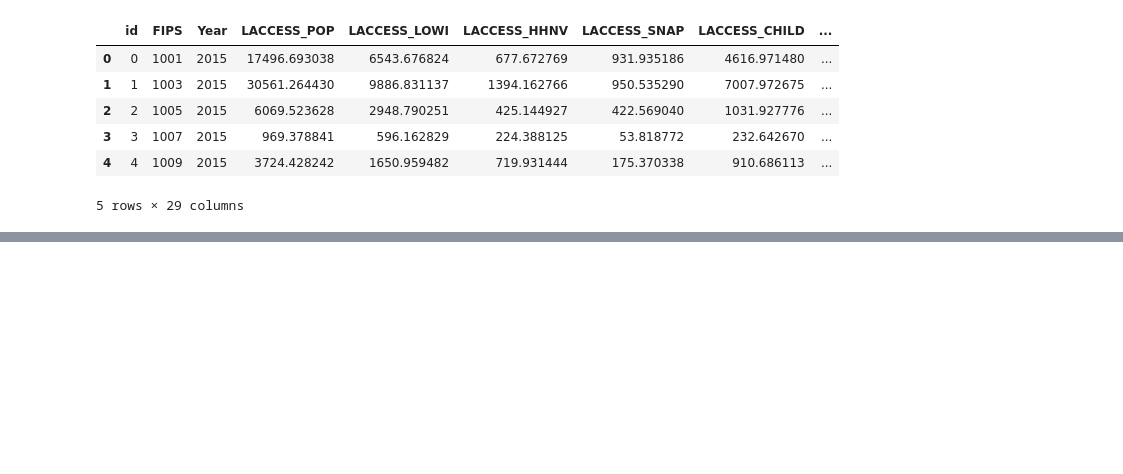
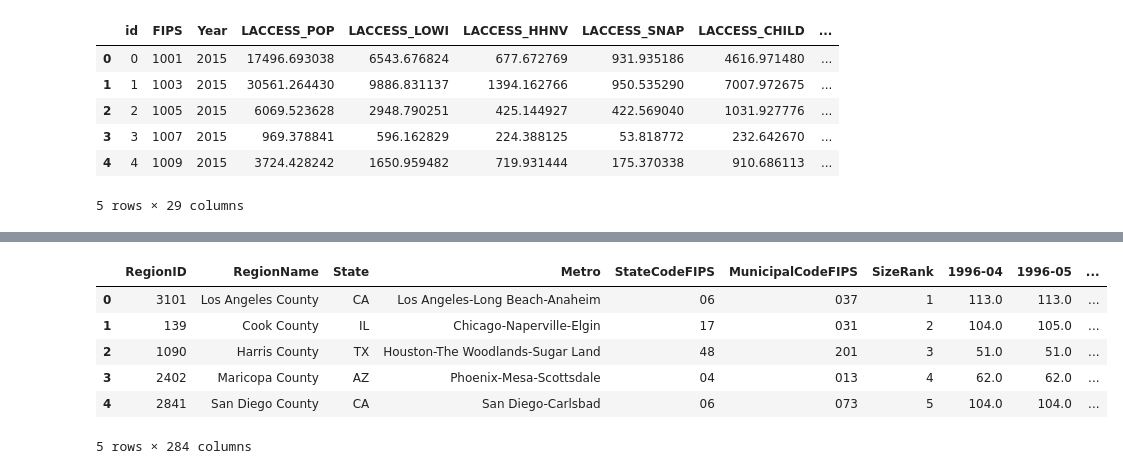
Before and after one commit to cinhui/ETL_county, a Jupyter notebook: ETL_food_environment_property.ipynb, the cells around one changed output, grey strips where cells are left out. Drawn from its saved outputs; the diff is of its cells as text; code cells hidden in the pictures; blank space fills up the shorter version.

```diff
--- a/ETL_food_environment_property.ipynb
+++ b/ETL_food_environment_property.ipynb
@@ -207,0 +213,20 @@ df[df.RegionName=='Blount County']
+# %%
+# Median Value Home Values from Zillow
+zillow_median_xl = "data/County_MedianValuePerSqft_AllHomes.csv"
+zillow_median_df = pd.read_csv(zillow_median_xl, encoding='ISO-8859-1')
+#FIPS = 2 digit StateCodeFIPS + 3 digit MunicipalCodeFIPS
+#add leading zeros to state codes that are 1 value long
+zillow_median_df['StateCodeFIPS']=zillow_median_df['StateCodeFIPS'].apply(lambda x: '{0:0>2}'.format(x))
+#add leading zeros to muncipal codes so that all are 3 digits
+zillow_median_df['MunicipalCodeFIPS']=zillow_median_df['MunicipalCodeFIPS'].apply(lambda x: '{0:0>3}'.format(x))
+#combine State and Muncipal FIPS code to get FIPS code.
+zillow_median_df['FIPS']=zillow_median_df['StateCodeFIPS']+zillow_median_df['MunicipalCodeFIPS']
+zillow_median_df.head()
+# %% [output]
+|  | RegionID | RegionName | State | Metro | StateCodeFIPS | MunicipalCodeFIPS | SizeRank | 1996-04 | 1996-05 | ... |
+| 0 | 3101 | Los Angeles County | CA | Los Angeles-Long Beach-Anaheim | 06 | 037 | 1 | 113.0 | 113.0 | ... |
+| 1 | 139 | Cook County | IL | Chicago-Naperville-Elgin | 17 | 031 | 2 | 104.0 | 105.0 | ... |
+| 2 | 1090 | Harris County | TX | Houston-The Woodlands-Sugar Land | 48 | 201 | 3 | 51.0 | 51.0 | ... |
+| 3 | 2402 | Maricopa County | AZ | Phoenix-Mesa-Scottsdale | 04 | 013 | 4 | 62.0 | 62.0 | ... |
+| 4 | 2841 | San Diego County | CA | San Diego-Carlsbad | 06 | 073 | 5 | 104.0 | 104.0 | ... |
+5 rows × 284 columns
```
Also changed, not shown: parts of 8 cells of this notebook.
